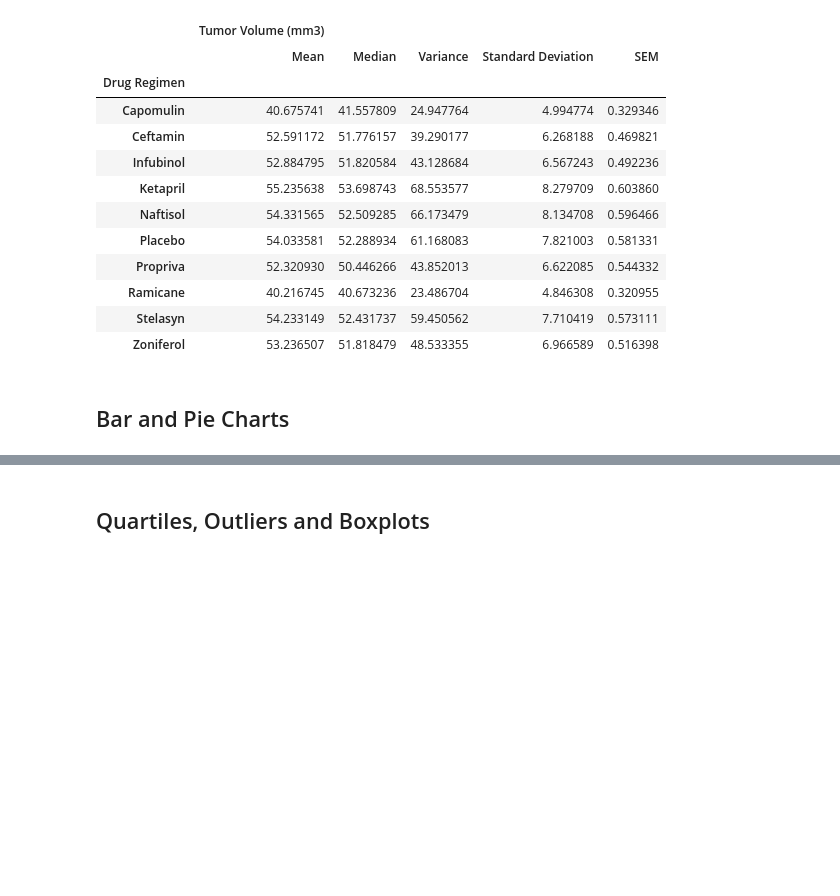
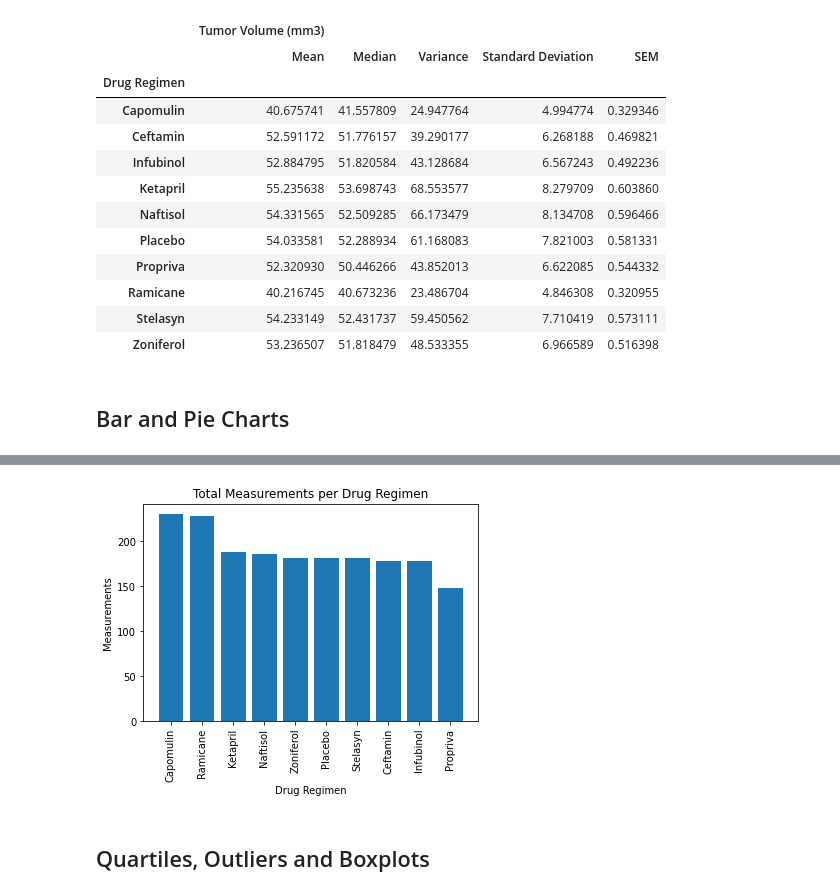
Before and after one commit to danijmartin/matplotlib-challenge, a Jupyter notebook: pymaceuticals.ipynb, the cells around one changed output, grey strips where cells are left out. Cells and saved outputs as stored; diff of their text form; code cells hidden in the pictures; blank space fills up the shorter version.

```diff
--- a/pymaceuticals.ipynb
+++ b/pymaceuticals.ipynb
@@ -108,5 +116,13 @@ summary_statistics
 # %%
 # Generate a bar plot showing the total number of measurements taken on each drug regimen using pyplot.
+plt.bar(regimen_measurements.index, regimen_measurements)
+plt.title('Total Measurements per Drug Regimen')
+plt.xlabel('Drug Regimen')
+plt.ylabel('Measurements')
+plt.xticks(rotation=90)
+plt.show()
+# %% [output]
+[figure, added]
 # %%
 # Generate a pie plot showing the distribution of female versus male mice using pandas
 # %%
```
Also changed, not shown: parts of 1 cell of this notebook.
